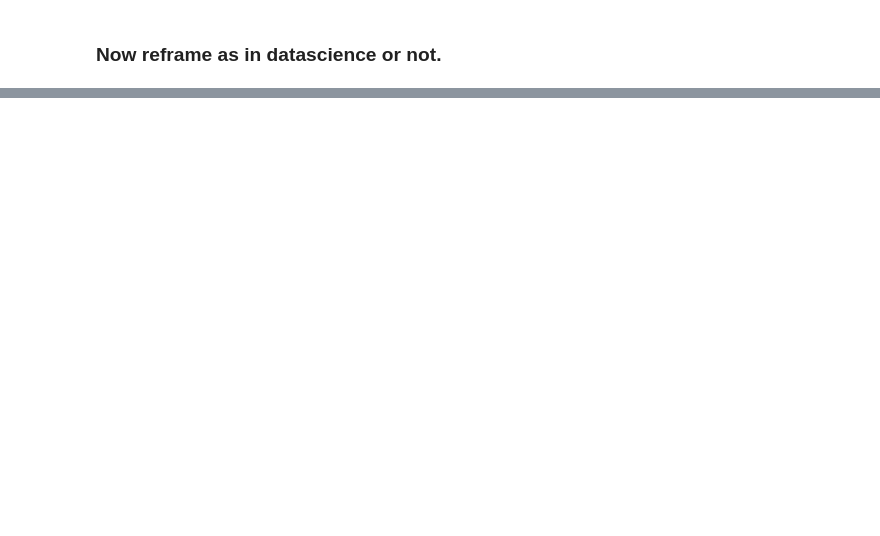
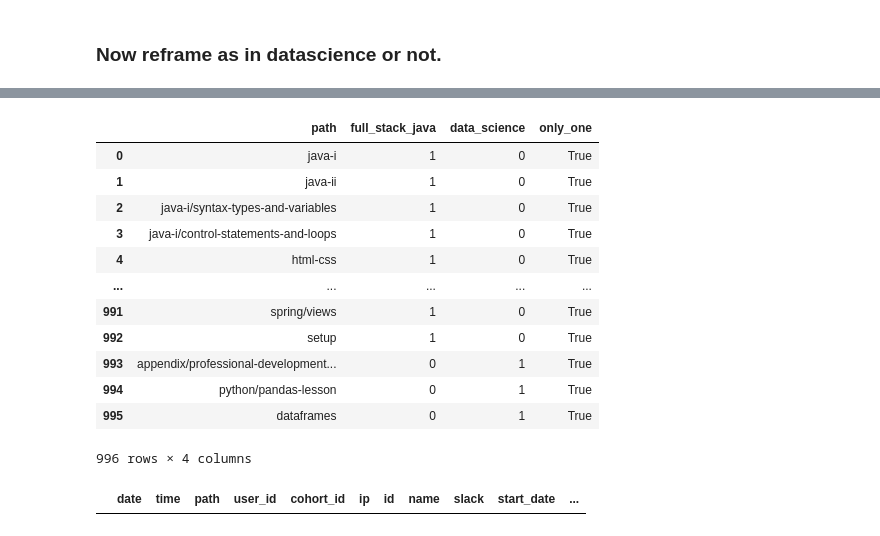
Before and after one commit to anomaly-project-jemison-01/anomaly_project, a Jupyter notebook: schlichting/Module_prep.ipynb, the cells around one changed output, grey strips where cells are left out. Saved outputs shown, nothing was run; the diff lists cells and outputs as text; code cells hidden in the pictures; blank space fills up the shorter version.

```diff
--- a/schlichting/Module_prep.ipynb
+++ b/schlichting/Module_prep.ipynb
@@ -342,0 +360,20 @@ Returning saved csv files.
+# %%
+all_paths
+# %% [output]
+|  | path | full_stack_java | data_science | only_one |
+| 0 | java-i | 1 | 0 | True |
+| 1 | java-ii | 1 | 0 | True |
+| 2 | java-i/syntax-types-and-variables | 1 | 0 | True |
+| 3 | java-i/control-statements-and-loops | 1 | 0 | True |
+| 4 | html-css | 1 | 0 | True |
+| ... | ... | ... | ... | ... |
+| 991 | spring/views | 1 | 0 | True |
+| 992 | setup | 1 | 0 | True |
+| 993 | appendix/professional-development... | 0 | 1 | True |
+| 994 | python/pandas-lesson | 0 | 1 | True |
+| 995 | dataframes | 0 | 1 | True |
+996 rows × 4 columns
+# %%
+cross_access
+# %% [output]
+|  | date | time | path | user_id | cohort_id | ip | id | name | slack | start_date | ... |
```
Also changed, not shown: parts of 8 cells of this notebook, 1 other file.
